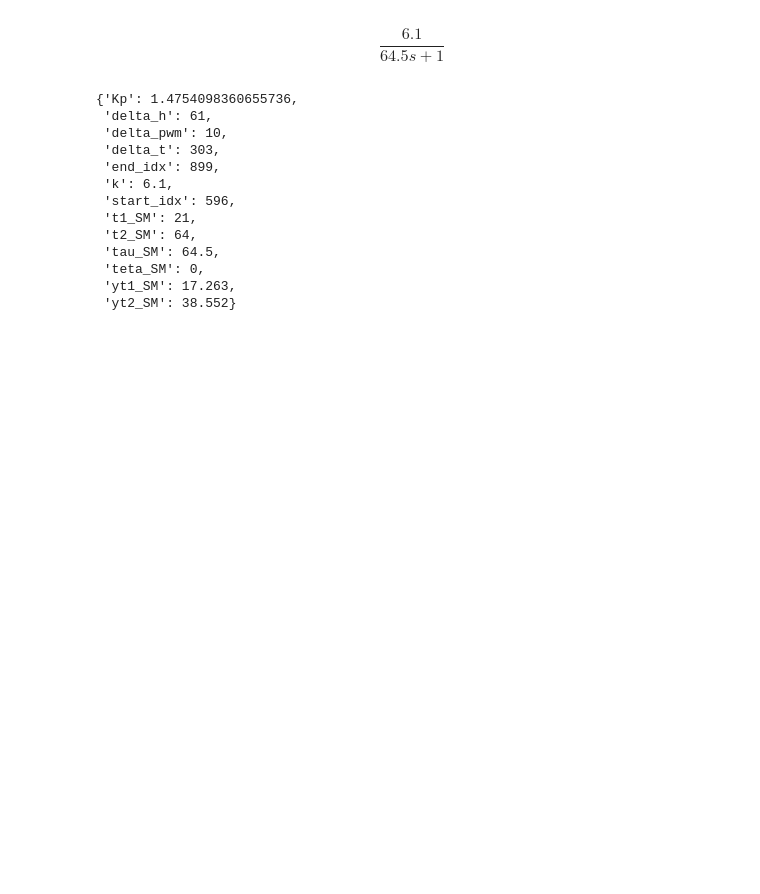
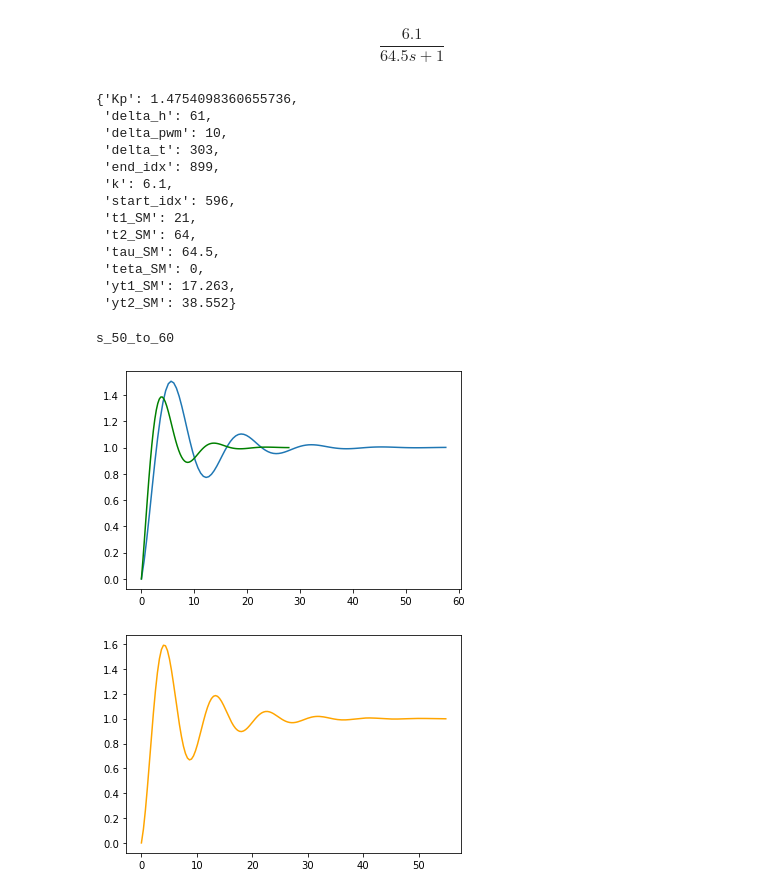
Before and after one commit to duperpara/college_crap, a Jupyter notebook: piv/Untitled1.ipynb, the cells around one changed output. Drawn from its saved outputs; the diff is of its cells as text; code cells hidden in the pictures; blank space fills up the shorter version.

```diff
--- a/piv/Untitled1.ipynb
+++ b/piv/Untitled1.ipynb
@@ -113,3 +114,39 @@ $$\frac{6.1}{64.5 s + 1}$$
  'teta_SM': 0,
  'yt1_SM': 17.263,
  'yt2_SM': 38.552}
+# %%
+key, value = 's_50_to_60', data.get('s_50_to_60')
+print(key)
+# plt.plot(value.get('data').index, control.forced_response(value.get('tf'), T=value.get('data').index, U=value.get('delta_pwm')))
+kp = 2.373
+ki = 2.53
+plt.plot(
+    *control.step_response(
+        control.tf([6.1*kp, 6.1*ki], [64.5, (6.1*kp + 1), 6.1*ki])
+)
+)
+
+kp = 5.0754
+ki = 4.9114
+plt.plot(
+    *control.step_response(
+        control.tf([6.1*kp, 6.1*ki], [64.5, (6.1*kp + 1), 6.1*ki])),
+    color='green'
+)
+plt.show()
+
+kp = 2.5
+ki = 5.07
+plt.plot(
+    *control.step_response(
+        control.tf([6.1*kp, 6.1*ki], [64.5, (6.1*kp + 1), 6.1*ki])),
+    color='orange'
+)
+plt.show()
+
+
+print('\n')
+# %% [output]
+s_50_to_60
+[figure, added]
+[figure, added]
```
Also changed, not shown: parts of 3 cells of this notebook, 2 other files.
